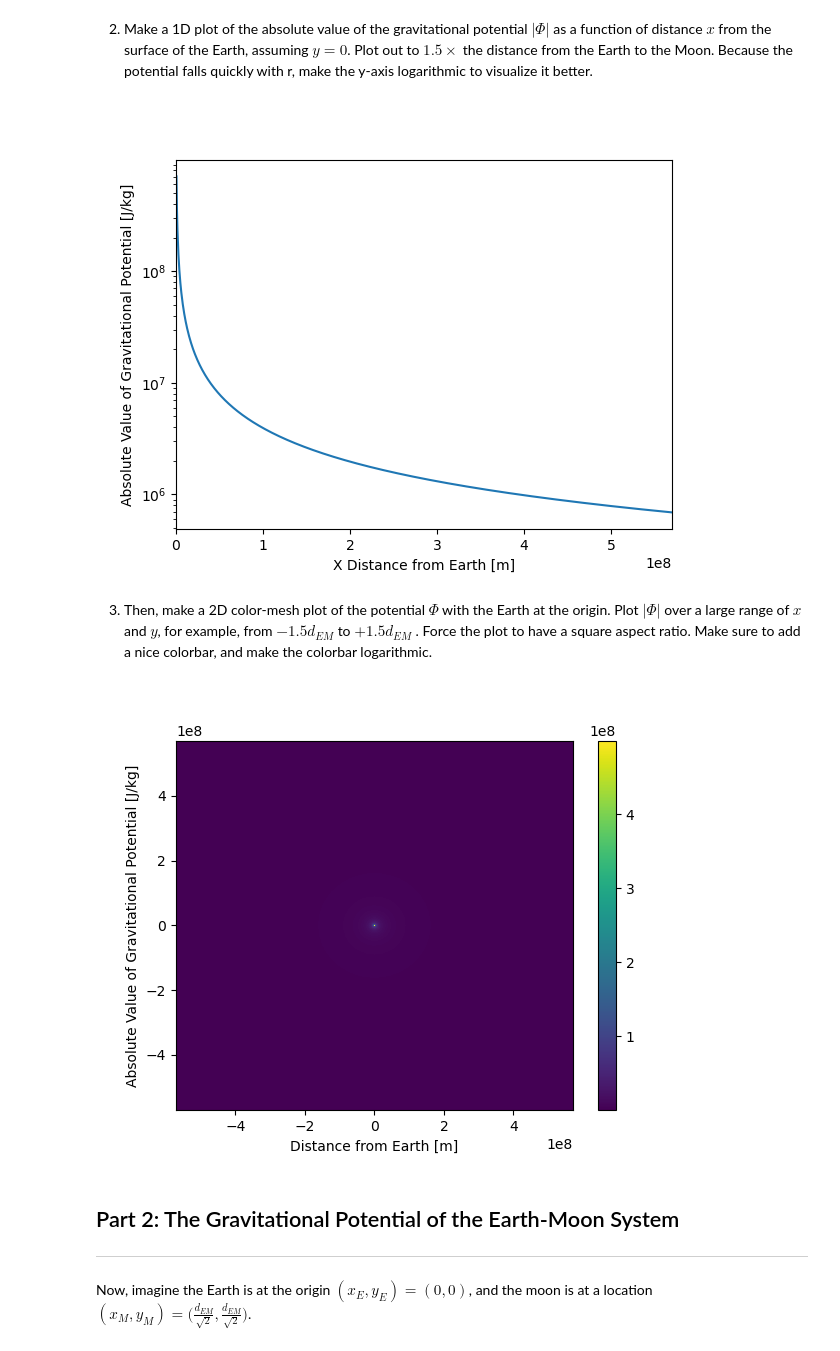
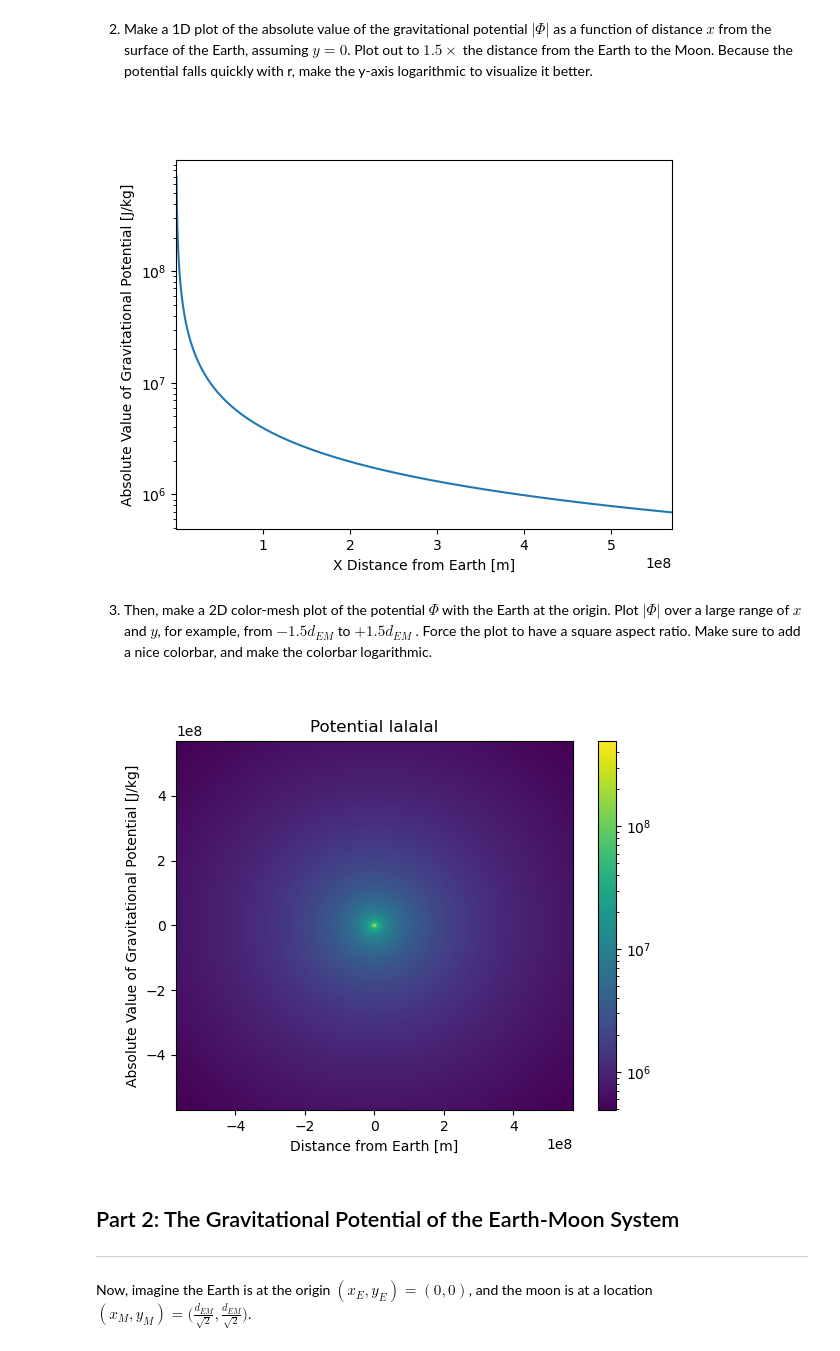
Before and after one commit to PPizzil1/PHYS265-spring26, a Jupyter notebook: Lab1/lab1_blank.ipynb, the cells around one changed output. Saved outputs shown, nothing was run; the diff lists cells and outputs as text; code cells hidden in the pictures.

```diff
--- a/Lab1/lab1_blank.ipynb
+++ b/Lab1/lab1_blank.ipynb
@@ -116,12 +116,12 @@ y = np.linspace(0,d_EM*1.5,n)
 
 ax.plot(x,abs(Potential(M_E,0,0,x,0)))
 ax.set_yscale("log")
-ax.set_xlim(0,d_EM*1.5)
+ax.set_xlim(R_E,d_EM*1.5)
 
 ax.set_xlabel("X Distance from Earth [m]")
 ax.set_ylabel("Absolute Value of Gravitational Potential [J/kg]");
 # %% [output]
-[figure, old version]
+[figure, new version]
 # %% [markdown]
 3. Then, make a 2D color-mesh plot of the potential $\Phi$ with the Earth at the origin. Plot $|\Phi|$
 over a large range of $x$ and $y$, for example, from $-1.5d_{EM}$ to $+1.5d_{EM}$ . Force the plot to have
@@ -129,19 +129,22 @@ a square aspect ratio. Make sure to add a nice colorbar, and make the colorbar l
 # %%
 fig, ax = plt.subplots()
 
 n = 1024
 x = np.linspace(-d_EM*1.5,d_EM*1.5,n)
 y = np.linspace(-d_EM*1.5,d_EM*1.5,n)
 x_grid, y_grid = np.meshgrid(x,y)
 
-pot = ax.pcolormesh(x_grid,y_grid,abs(Potential(M_E,0,0,x_grid,y_grid)))
+z = abs(Potential(M_E,0,0,x_grid,y_grid))
+
+pot = ax.pcolormesh(x_grid,y_grid,z,norm="log")
 
 cbar = fig.colorbar(pot)
 
 ax.set_xlabel("Distance from Earth [m]")
-ax.set_ylabel("Absolute Value of Gravitational Potential [J/kg]");
+ax.set_ylabel("Absolute Value of Gravitational Potential [J/kg]")
+ax.set_title("Potential lalalal");
 # %% [output]
-[figure, old version]
+[figure, new version]
 # %% [markdown]
 ## Part 2: The Gravitational Potential of the Earth-Moon System
 -----
```
Also changed, not shown: parts of 11 cells of this notebook.
